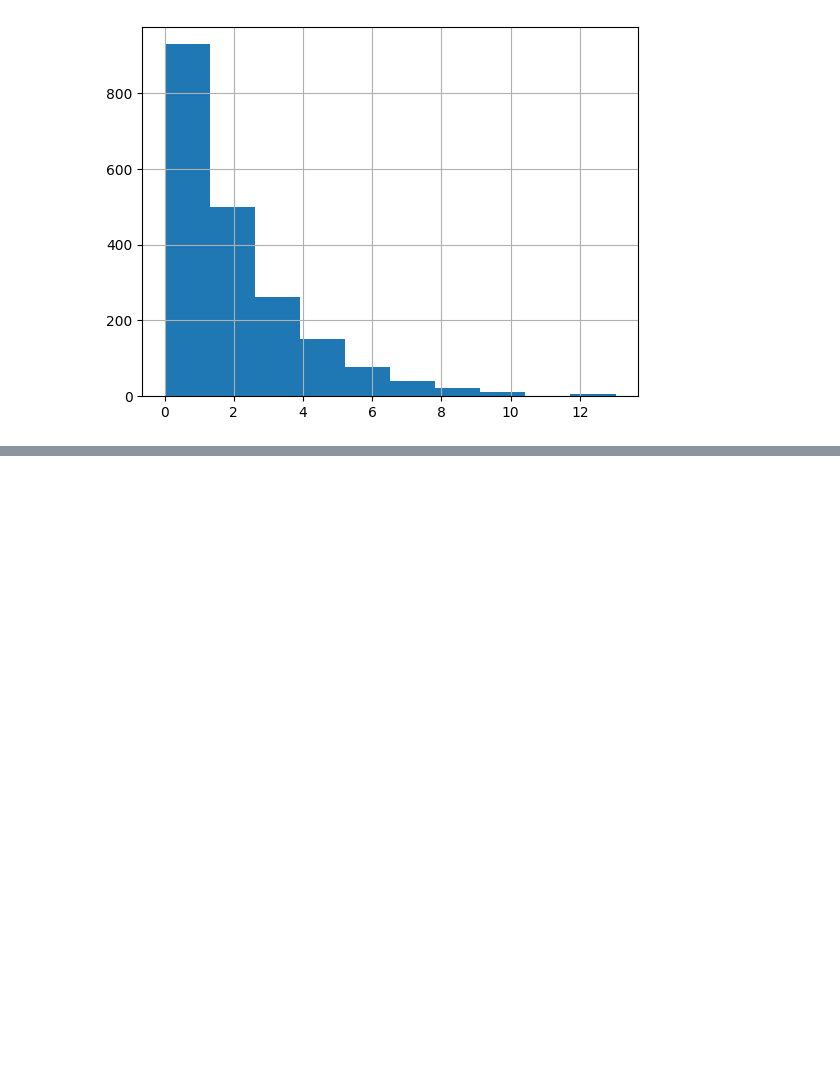
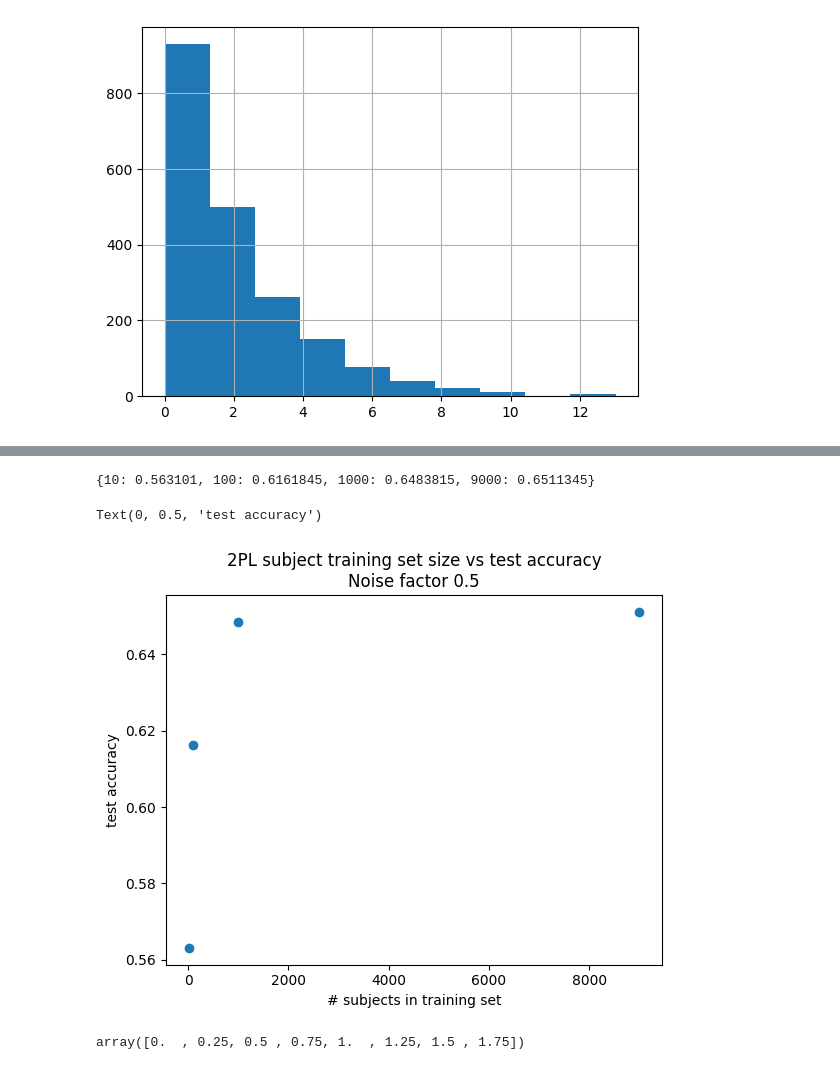
Before and after one commit to daavidstein/IRT, a Jupyter notebook: notebooks/girth.ipynb, the cells around one changed output, grey strips where cells are left out. Saved outputs shown, nothing was run; the diff lists cells and outputs as text; code cells hidden in the pictures; blank space fills up the shorter version.

```diff
--- a/notebooks/girth.ipynb
+++ b/notebooks/girth.ipynb
@@ -241,0 +519,17 @@ dtype: object
+# %%
+train_subset = train_noisy.sample(n=100,random_state=RANDOM_STATE)
+smaller_splits = k_splits(train_subset,k=10)
+for spl in smaller_splits:
+    print(len(spl))
+acc_dict_100 = dict()
+for spl in tqdm(smaller_splits, "split"):
+    #fit model
+    itm, abl = fit_model(spl)
+    #associate the item ids with the fitted item parameters
+    fitted_item_params = pd.DataFrame(itm,index=train_pivoted.columns).reset_index()
+    test_responses = responses_by_subject[responses_by_subject.subject_id.isin(test_subjects.id)]
+    test_responses = test_responses.merge(test_subjects, left_on="subject_id", right_on="id").drop(columns="id").rename(columns={"ability":"true_ability"})
+    test_responses = test_responses.merge(fitted_item_params)
+    test_responses["y_pred"] =irf(ability=test_responses["true_ability"], disc=test_responses["Discrimination"], diff=test_responses["Difficulty"])
+    acc = (test_responses["y_pred"].round().astype(int) ==test_responses["correct"]).sum()/len(test_responses)
+    acc_dict_100[len(spl)] = acc
@@ -241,0 +600,22 @@ dtype: object
+# %%
+#do splits with 10, 100, 1000, 9000
+splits = list()
+dataset = train_noisy.sample(frac=1,random_state=1)
+for end in (10,100,1000,9000):
+    splits.append(dataset[:end])
+# %%
+accuracies_dic = dict()
+for spl in tqdm(splits, "split"):
+    #fit model
+    itm, abl = fit_model(spl)
+    #associate the item ids with the fitted item parameters
+    fitted_item_params = pd.DataFrame(itm,index=train_pivoted.columns).reset_index()
+    test_responses = responses_by_subject[responses_by_subject.subject_id.isin(test_subjects.id)]
+    test_responses = test_responses.merge(test_subjects, left_on="subject_id", right_on="id").drop(columns="id").rename(columns={"ability":"true_ability"})
+    test_responses = test_responses.merge(fitted_item_params)
+    test_responses["y_pred"] =irf(ability=test_responses["true_ability"], disc=test_responses["Discrimination"], diff=test_responses["Difficulty"])
+    acc = (test_responses["y_pred"].round().astype(int) ==test_responses["correct"]).sum()/len(test_responses)
+    accuracies_dic[len(spl)] = acc
+accuracies_dic
+# %% [output]
+{10: 0.563101, 100: 0.6161845, 1000: 0.6483815, 9000: 0.6511345}
@@ -241,0 +624,16 @@ dtype: object
+# %%
+import matplotlib.pyplot as plt
+#fig =plt.subplots()
+plt.scatter(x=accuracies_dic.keys(),y=accuracies_dic.values())
+plt.title("2PL subject training set size vs test accuracy\nNoise factor 0.5")
+plt.xlabel("# subjects in training set")
+plt.ylabel("test accuracy")
+# %% [output]
+Text(0, 0.5, 'test accuracy')
+[figure, added]
+# %%
+#need to generate sets of items with say, discrimination
+discs = np.arange(0,2,0.25)
+discs
+# %% [output]
+array([0.  , 0.25, 0.5 , 0.75, 1.  , 1.25, 1.5 , 1.75])
```
Also changed, not shown: parts of 53 cells of this notebook.
